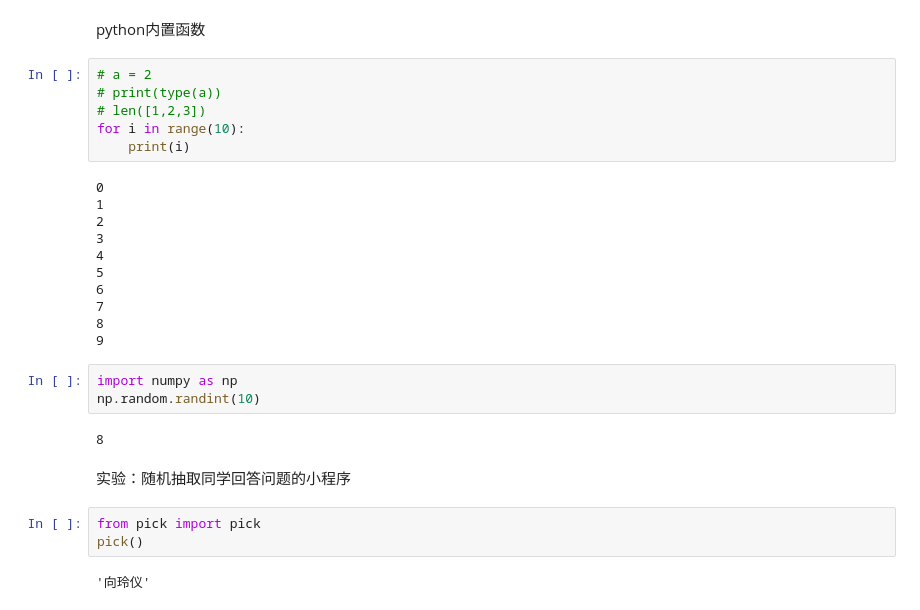
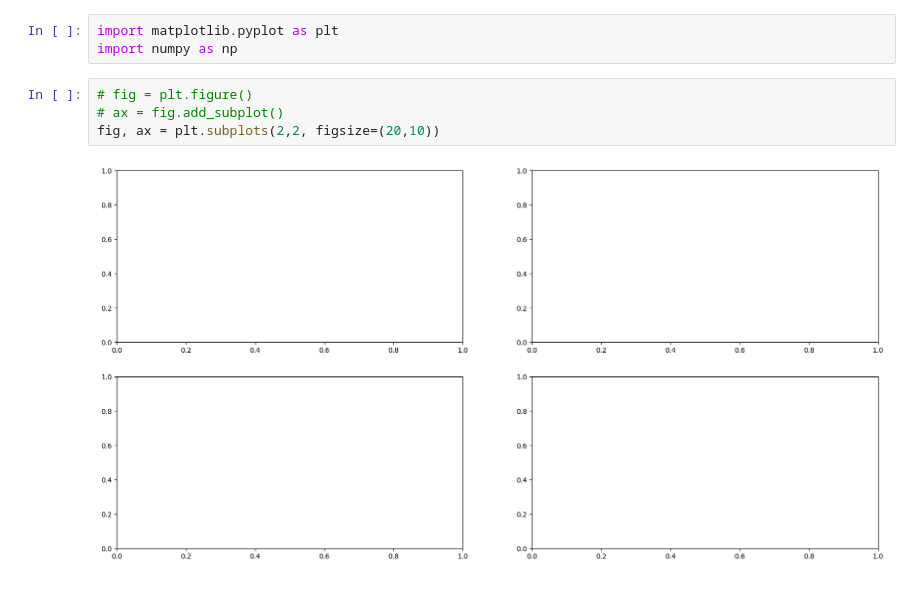
Before and after one commit to xinluo2018/spatial-data-processing, a Jupyter notebook: 第2章-Python程序设计基础/tmp2.ipynb, the cells around one changed output. Saved outputs shown, nothing was run; the diff lists cells and outputs as text.

```diff
--- a/第2章-Python程序设计基础/tmp2.ipynb
+++ b/第2章-Python程序设计基础/tmp2.ipynb
@@ -81,31 +1,9 @@ this is module_2
-# %% [markdown]
-python内置函数
-# %%
-# a = 2
-# print(type(a))
-# len([1,2,3])
-for i in range(10):
-    print(i)
-# %% [output]
-0
-1
-2
-3
-4
-5
-6
-7
-8
-9
 # %%
+import matplotlib.pyplot as plt
 import numpy as np
-np.random.randint(10)
-# %% [output]
-8
-# %% [markdown]
-实验：随机抽取同学回答问题的小程序
-# %%
-from pick import pick
-pick()
-# %% [output]
-'向玲仪'
+# %%
+# fig = plt.figure()
+# ax = fig.add_subplot()
+fig, ax = plt.subplots(2,2, figsize=(20,10))
+# %% [output]
+[figure, added]
```
Also changed, not shown: parts of 23 cells of this notebook, 15 other files.
